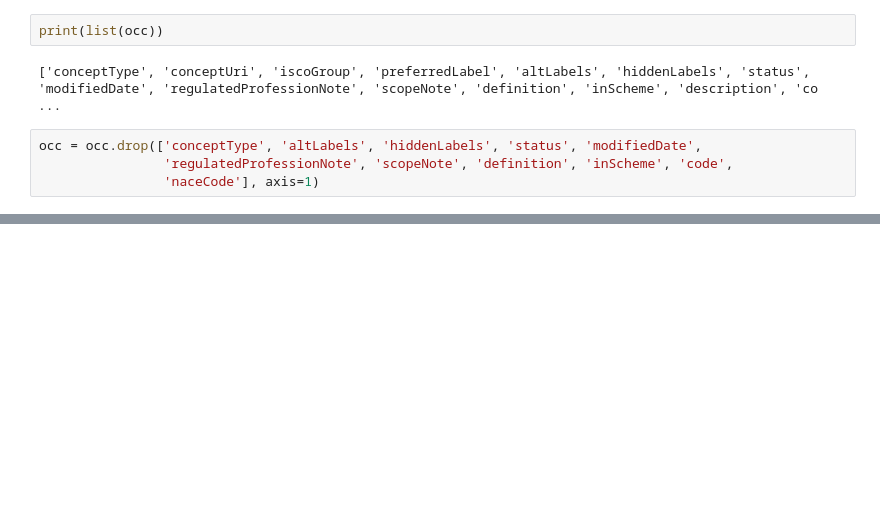
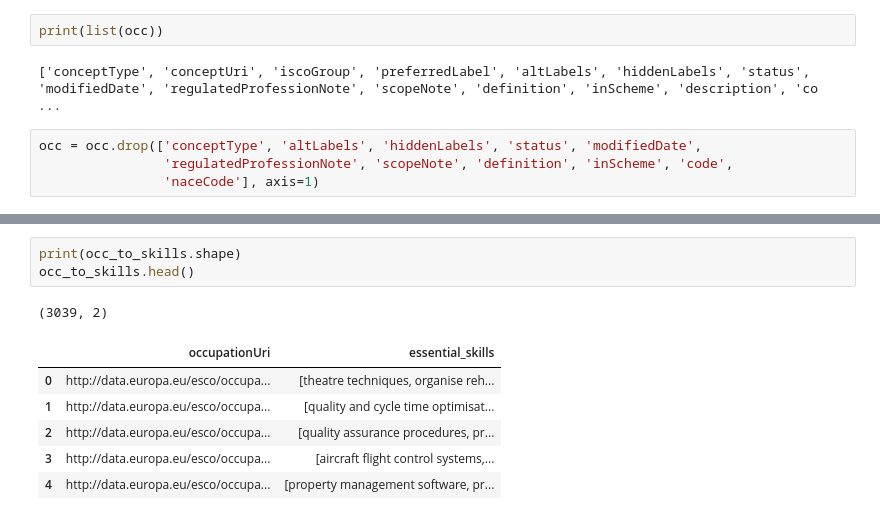
Before and after one commit to 20240693/Thesis-Career-Transitions, a Jupyter notebook: Notebooks/Job Descriptions.ipynb, the cells around one changed output, grey strips where cells are left out. Cells and saved outputs as stored; diff of their text form; blank space fills up the shorter version.

```diff
--- a/Notebooks/Job Descriptions.ipynb
+++ b/Notebooks/Job Descriptions.ipynb
@@ -190,0 +276,11 @@ SyntaxError: cannot assign to subscript here. Maybe you meant '==' instead of '=
+# %%
+print(occ_to_skills.shape)
+occ_to_skills.head()
+# %% [output]
+(3039, 2)
+|  | occupationUri | essential_skills |
+| 0 | http://data.europa.eu/esco/occupa... | [theatre techniques, organise reh... |
+| 1 | http://data.europa.eu/esco/occupa... | [quality and cycle time optimisat... |
+| 2 | http://data.europa.eu/esco/occupa... | [quality assurance procedures, pr... |
+| 3 | http://data.europa.eu/esco/occupa... | [aircraft flight control systems,... |
+| 4 | http://data.europa.eu/esco/occupa... | [property management software, pr... |
```
Also changed, not shown: parts of 39 cells of this notebook.
